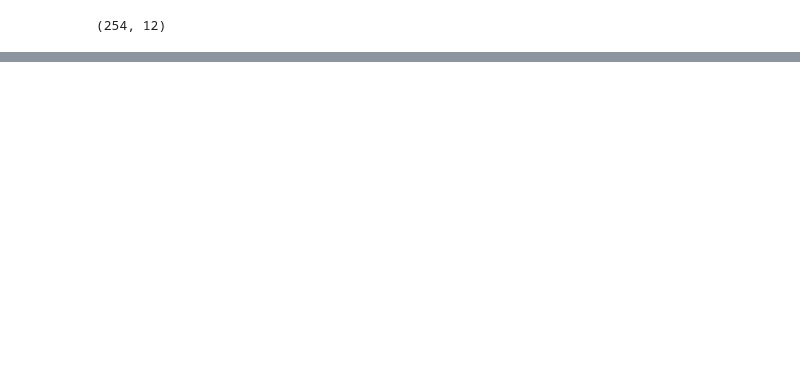
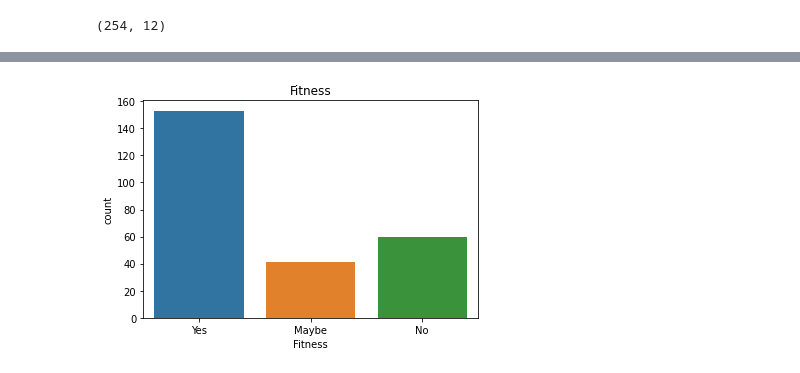
Before and after one commit to Girish-30/BI_project, a Jupyter notebook: Pyth_Project.ipynb, the cells around one changed output, grey strips where cells are left out. Drawn from its saved outputs; the diff is of its cells as text; code cells hidden in the pictures; blank space fills up the shorter version.

```diff
--- a/Pyth_Project.ipynb
+++ b/Pyth_Project.ipynb
@@ -92,0 +95,6 @@ plt.show()
+# %%
+sns.countplot(x='Fitness',data=gb1)
+plt.title("Fitness")
+plt.show()
+# %% [output]
+[figure, added]
```
Also changed, not shown: parts of 16 cells of this notebook.
